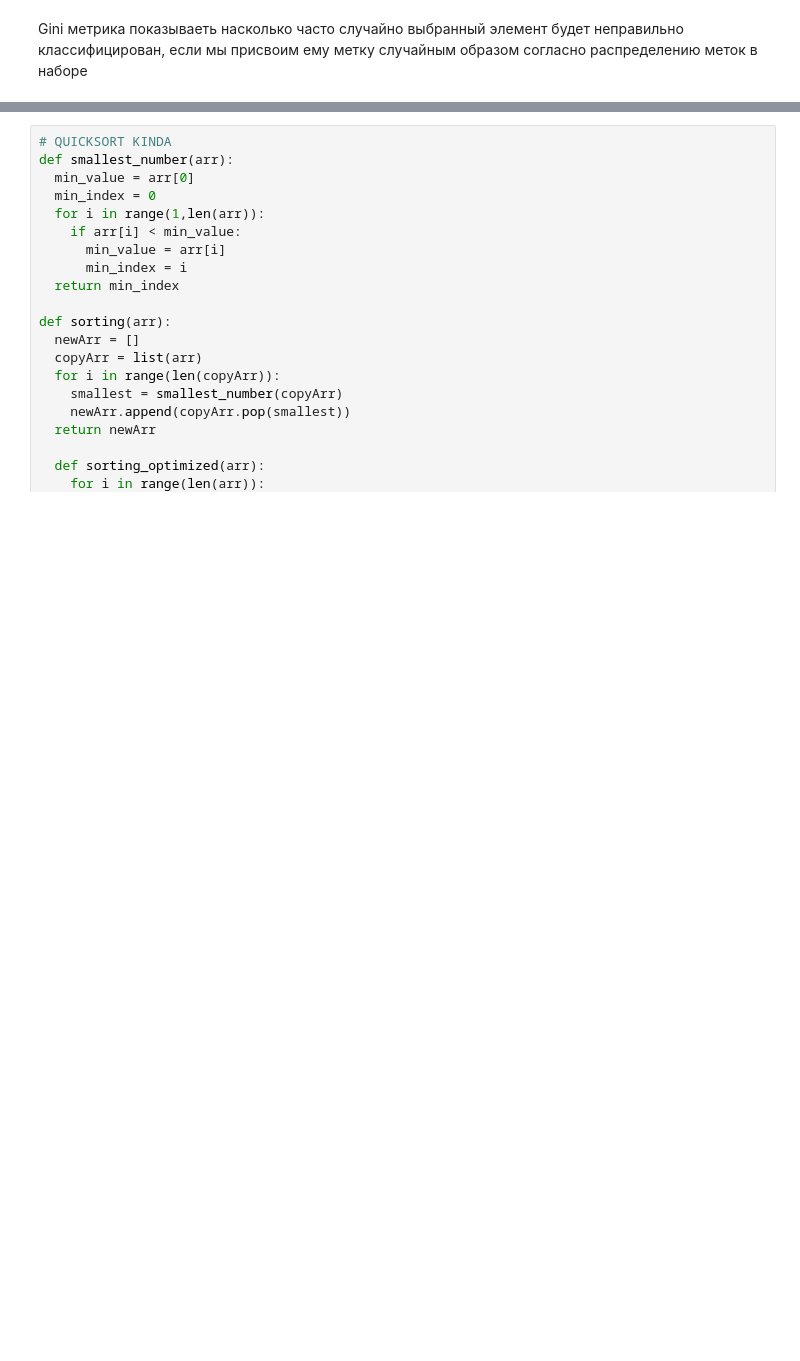
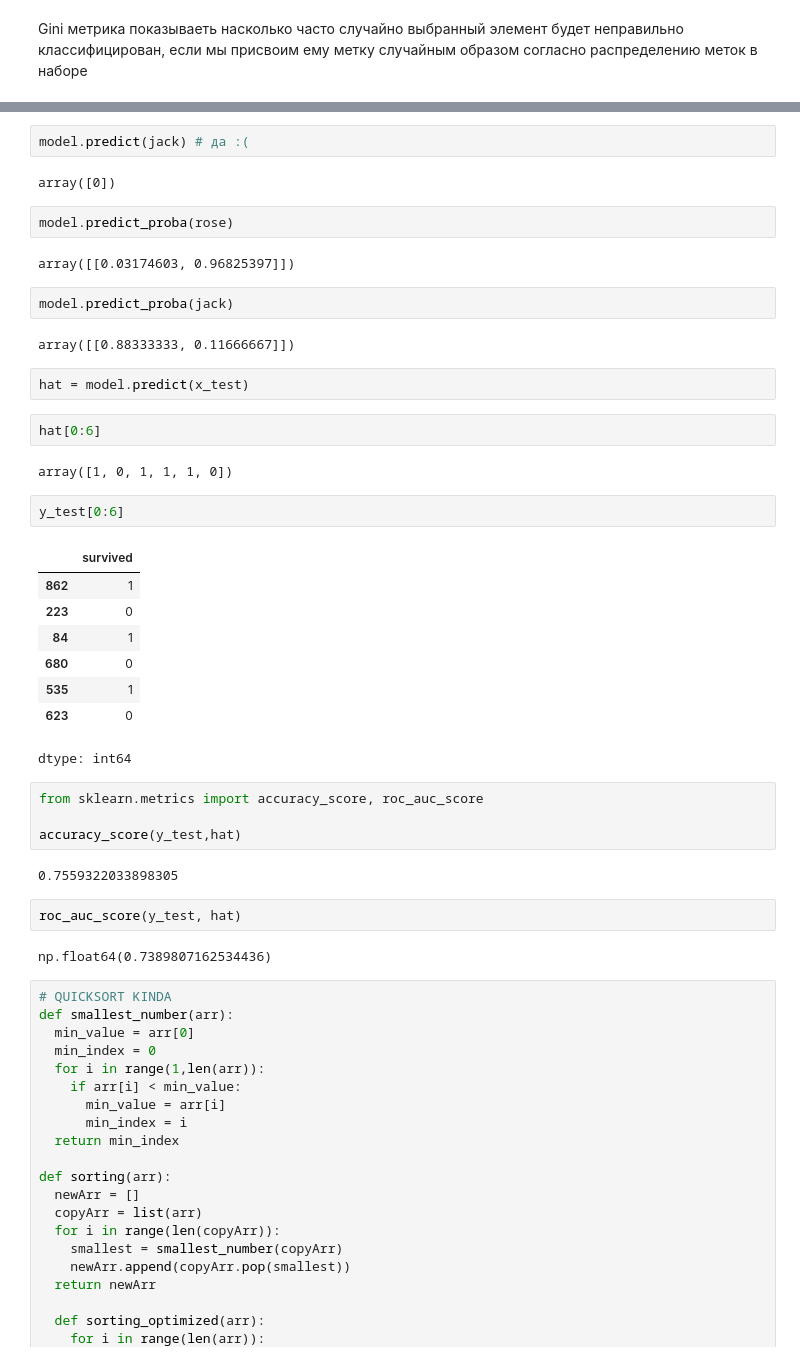
Before and after one commit to valeraboyko2002/test, a Jupyter notebook: data_structure_and_algorithms.ipynb, the cells around one changed output, grey strips where cells are left out. Cells and saved outputs as stored; diff of their text form; blank space fills up the shorter version.

```diff
--- a/data_structure_and_algorithms.ipynb
+++ b/data_structure_and_algorithms.ipynb
@@ -923,5 +923,44 @@ model.predict(r)
 # %% [output]
 array([1])
+# %%
+model.predict(jack) # да :(
+# %% [output]
+array([0])
+# %%
+model.predict_proba(rose)
+# %% [output]
+array([[0.03174603, 0.96825397]])
+# %%
+model.predict_proba(jack)
+# %% [output]
+array([[0.88333333, 0.11666667]])
+# %%
+hat = model.predict(x_test)
+# %%
+hat[0:6]
+# %% [output]
+array([1, 0, 1, 1, 1, 0])
+# %%
+y_test[0:6]
+# %% [output]
+|  | survived |
+| 862 | 1 |
+| 223 | 0 |
+| 84 | 1 |
+| 680 | 0 |
+| 535 | 1 |
+| 623 | 0 |
+dtype: int64
+# %%
+from sklearn.metrics import accuracy_score, roc_auc_score
+
+accuracy_score(y_test,hat)
+# %% [output]
+0.7559322033898305
+# %%
+roc_auc_score(y_test, hat)
+# %% [output]
+np.float64(0.7389807162534436)
 # %%
 # QUICKSORT KINDA
 def smallest_number(arr):
```
Also changed, not shown: parts of 11 cells of this notebook.
